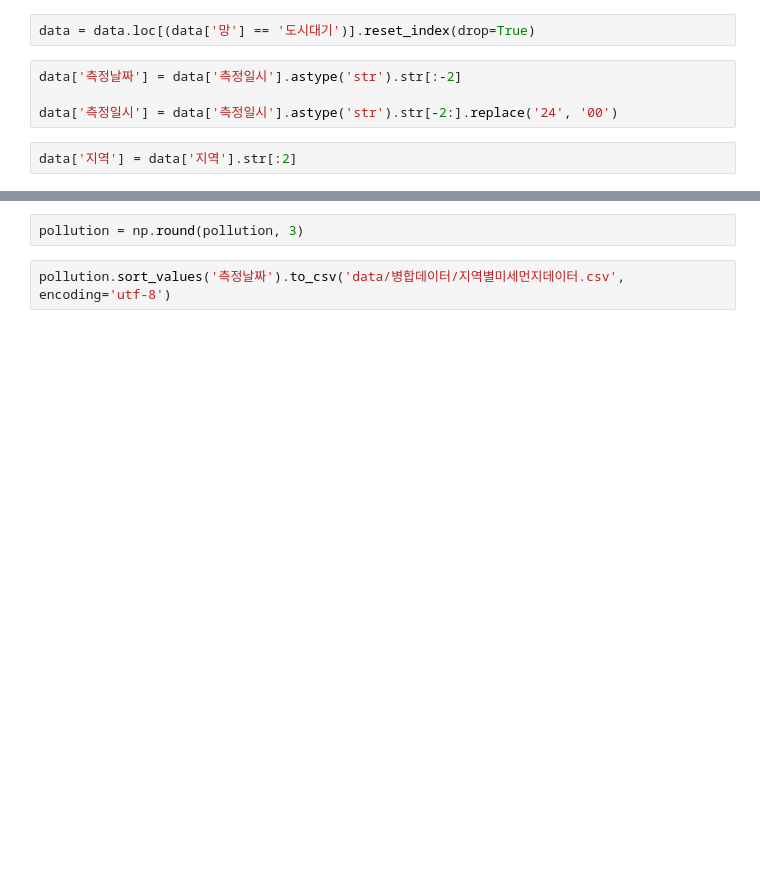
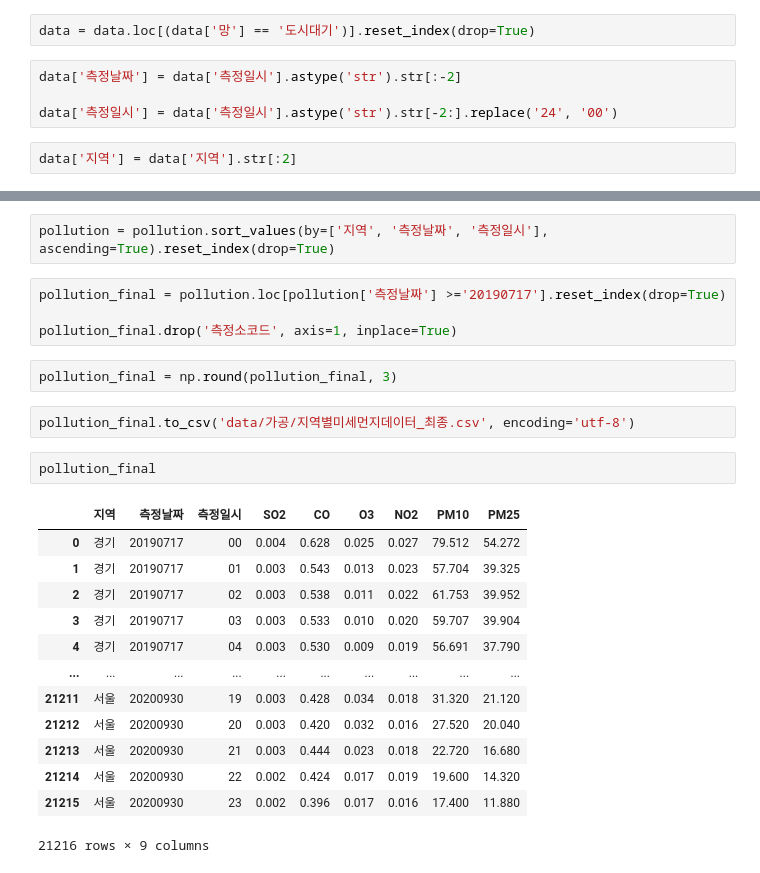
Before and after one commit to parksimis/Mulcam-Delivery-Service, a Jupyter notebook: data_analysis/병합_기상데이터_병합_및_일자별_평균.ipynb, the cells around one changed output, grey strips where cells are left out. Cells and saved outputs as stored; diff of their text form; blank space fills up the shorter version.

```diff
--- a/data_analysis/병합_기상데이터_병합_및_일자별_평균.ipynb
+++ b/data_analysis/병합_기상데이터_병합_및_일자별_평균.ipynb
@@ -71,4 +161,26 @@ for file in tqdm(file_list):
+# %%
+pollution = pollution.sort_values(by=['지역', '측정날짜', '측정일시'], ascending=True).reset_index(drop=True)
+# %%
+pollution_final = pollution.loc[pollution['측정날짜'] >='20190717'].reset_index(drop=True)
+
+pollution_final.drop('측정소코드', axis=1, inplace=True)
 # %%
-pollution = np.round(pollution, 3)
+pollution_final = np.round(pollution_final, 3)
 # %%
-pollution.sort_values('측정날짜').to_csv('data/병합데이터/지역별미세먼지데이터.csv', encoding='utf-8')
+pollution_final.to_csv('data/가공/지역별미세먼지데이터_최종.csv', encoding='utf-8')
+# %%
+pollution_final
+# %% [output]
+|  | 지역 | 측정날짜 | 측정일시 | SO2 | CO | O3 | NO2 | PM10 | PM25 |
+| 0 | 경기 | 20190717 | 00 | 0.004 | 0.628 | 0.025 | 0.027 | 79.512 | 54.272 |
+| 1 | 경기 | 20190717 | 01 | 0.003 | 0.543 | 0.013 | 0.023 | 57.704 | 39.325 |
+| 2 | 경기 | 20190717 | 02 | 0.003 | 0.538 | 0.011 | 0.022 | 61.753 | 39.952 |
+| 3 | 경기 | 20190717 | 03 | 0.003 | 0.533 | 0.010 | 0.020 | 59.707 | 39.904 |
+| 4 | 경기 | 20190717 | 04 | 0.003 | 0.530 | 0.009 | 0.019 | 56.691 | 37.790 |
+| ... | ... | ... | ... | ... | ... | ... | ... | ... | ... |
+| 21211 | 서울 | 20200930 | 19 | 0.003 | 0.428 | 0.034 | 0.018 | 31.320 | 21.120 |
+| 21212 | 서울 | 20200930 | 20 | 0.003 | 0.420 | 0.032 | 0.016 | 27.520 | 20.040 |
+| 21213 | 서울 | 20200930 | 21 | 0.003 | 0.444 | 0.023 | 0.018 | 22.720 | 16.680 |
+| 21214 | 서울 | 20200930 | 22 | 0.002 | 0.424 | 0.017 | 0.019 | 19.600 | 14.320 |
+| 21215 | 서울 | 20200930 | 23 | 0.002 | 0.396 | 0.017 | 0.016 | 17.400 | 11.880 |
+21216 rows × 9 columns
```
Also changed, not shown: parts of 6 cells of this notebook, 2 other files.
